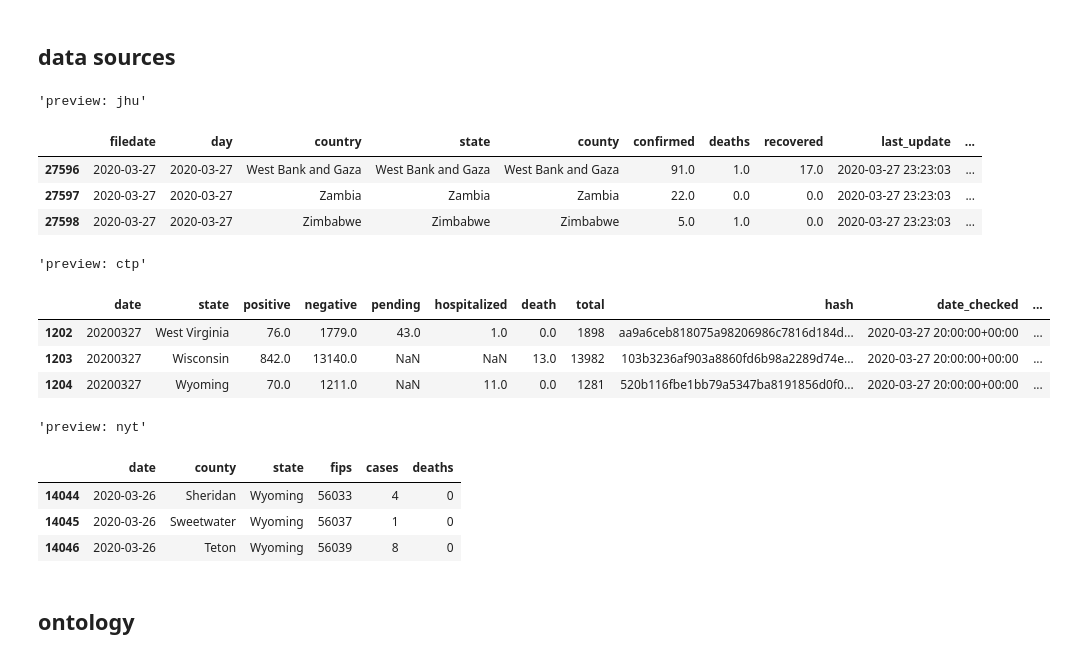
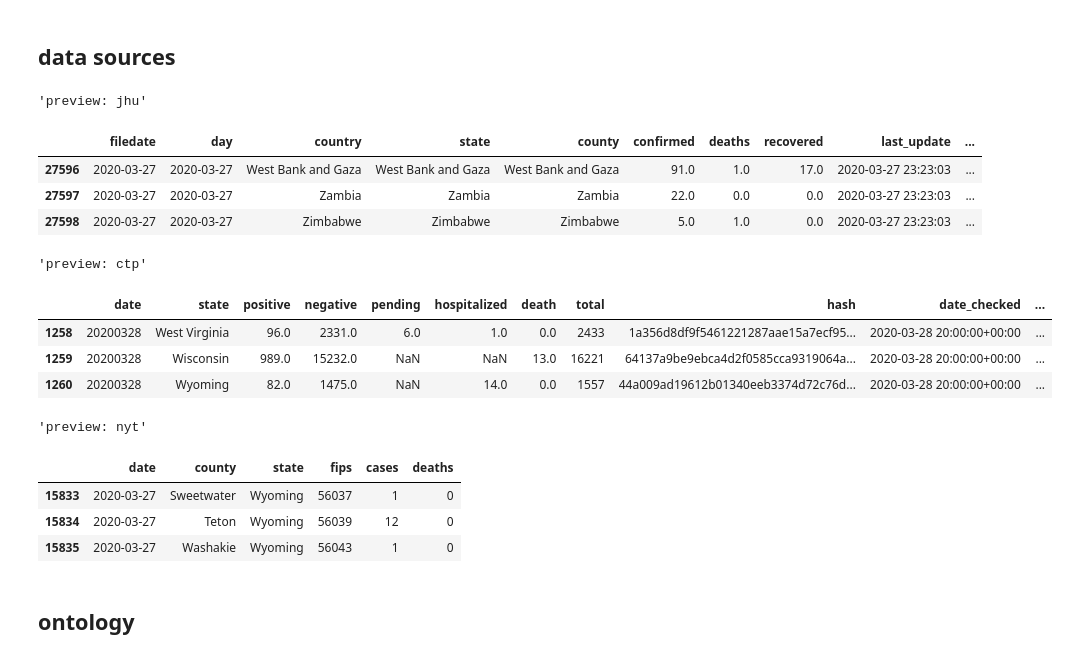
Before and after one commit to eferm/covid-19, a Jupyter notebook: notebooks/covid-19.ipynb, the cells around one changed output. Saved outputs shown, nothing was run; the diff lists cells and outputs as text; code cells hidden in the pictures.

```diff
--- a/notebooks/covid-19.ipynb
+++ b/notebooks/covid-19.ipynb
@@ -35,31 +35,31 @@ pandas 1.0.3
 # %% [markdown]
 ## data sources
 # %%
-kwargs = dict(force_refresh=False, verbose=False)
+kwargs = dict(verbose=False)
 CATALOG = {
     'jhu': JHU(**kwargs).clean,
     'ctp': CTP(**kwargs).clean,
     'nyt': NYT(**kwargs).clean,
 }
 
 for name, df in CATALOG.items():
     display(f'preview: {name}', df.tail(3))
 # %% [output]
 'preview: jhu'
 |  | filedate | day | country | state | county | confirmed | deaths | recovered | last_update | ... |
 | 27596 | 2020-03-27 | 2020-03-27 | West Bank and Gaza | West Bank and Gaza | West Bank and Gaza | 91.0 | 1.0 | 17.0 | 2020-03-27 23:23:03 | ... |
 | 27597 | 2020-03-27 | 2020-03-27 | Zambia | Zambia | Zambia | 22.0 | 0.0 | 0.0 | 2020-03-27 23:23:03 | ... |
 | 27598 | 2020-03-27 | 2020-03-27 | Zimbabwe | Zimbabwe | Zimbabwe | 5.0 | 1.0 | 0.0 | 2020-03-27 23:23:03 | ... |
 'preview: ctp'
 |  | date | state | positive | negative | pending | hospitalized | death | total | hash | date_checked | ... |
-| 1202 | 20200327 | West Virginia | 76.0 | 1779.0 | 43.0 | 1.0 | 0.0 | 1898 | aa9a6ceb818075a98206986c7816d184d... | 2020-03-27 20:00:00+00:00 | ... |
-| 1203 | 20200327 | Wisconsin | 842.0 | 13140.0 | NaN | NaN | 13.0 | 13982 | 103b3236af903a8860fd6b98a2289d74e... | 2020-03-27 20:00:00+00:00 | ... |
-| 1204 | 20200327 | Wyoming | 70.0 | 1211.0 | NaN | 11.0 | 0.0 | 1281 | 520b116fbe1bb79a5347ba8191856d0f0... | 2020-03-27 20:00:00+00:00 | ... |
+| 1258 | 20200328 | West Virginia | 96.0 | 2331.0 | 6.0 | 1.0 | 0.0 | 2433 | 1a356d8df9f5461221287aae15a7ecf95... | 2020-03-28 20:00:00+00:00 | ... |
+| 1259 | 20200328 | Wisconsin | 989.0 | 15232.0 | NaN | NaN | 13.0 | 16221 | 64137a9be9ebca4d2f0585cca9319064a... | 2020-03-28 20:00:00+00:00 | ... |
+| 1260 | 20200328 | Wyoming | 82.0 | 1475.0 | NaN | 14.0 | 0.0 | 1557 | 44a009ad19612b01340eeb3374d72c76d... | 2020-03-28 20:00:00+00:00 | ... |
 'preview: nyt'
 |  | date | county | state | fips | cases | deaths |
-| 14044 | 2020-03-26 | Sheridan | Wyoming | 56033 | 4 | 0 |
-| 14045 | 2020-03-26 | Sweetwater | Wyoming | 56037 | 1 | 0 |
-| 14046 | 2020-03-26 | Teton | Wyoming | 56039 | 8 | 0 |
+| 15833 | 2020-03-27 | Sweetwater | Wyoming | 56037 | 1 | 0 |
+| 15834 | 2020-03-27 | Teton | Wyoming | 56039 | 12 | 0 |
+| 15835 | 2020-03-27 | Washakie | Wyoming | 56043 | 1 | 0 |
 # %% [markdown]
 ## ontology
 # %%
```
Also changed, not shown: parts of 6 cells of this notebook.
